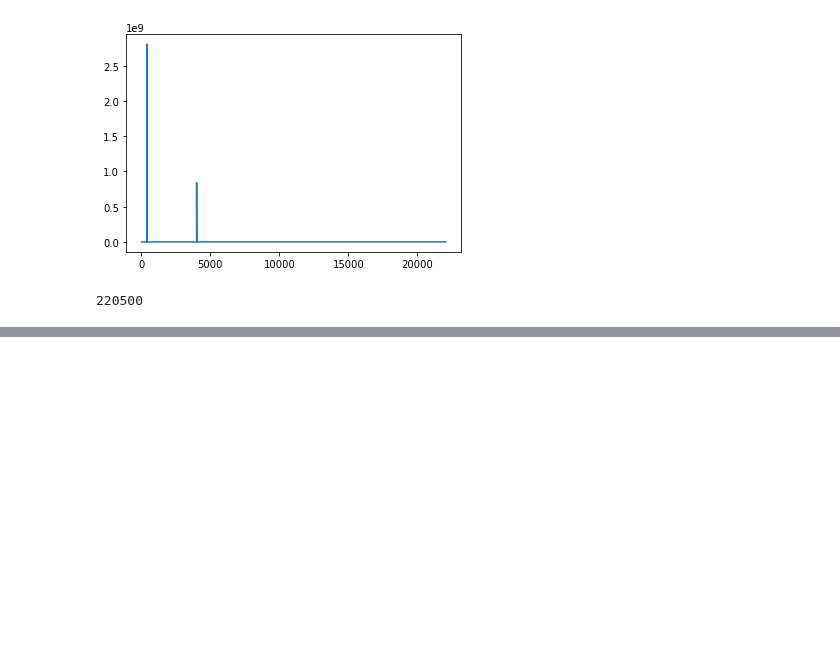
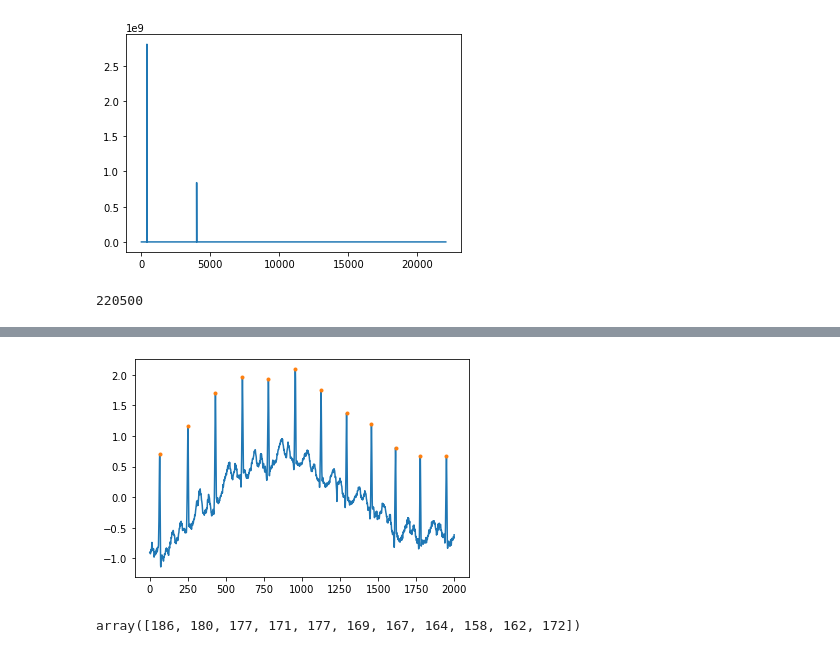
Before and after one commit to Little-PyProjects/SunSpots, a Jupyter notebook: notebook/Sunspots EDA.ipynb, the cells around one changed output, grey strips where cells are left out. Saved outputs shown, nothing was run; the diff lists cells and outputs as text; code cells hidden in the pictures; blank space fills up the shorter version.

```diff
--- a/notebook/Sunspots EDA.ipynb
+++ b/notebook/Sunspots EDA.ipynb
@@ -296,0 +319,18 @@ ValueError: complex() arg is a malformed string
+# %%
+x = electrocardiogram()[2000:4000]
+
+peaks, _ = find_peaks(x, distance=150)
+np.diff(peaks)
+
+plt.plot(x)
+plt.plot(peaks, x[peaks], '.')
+plt.show()
+# %% [output]
+[figure, added]
+# %%
+p, q = peaks, x[peaks]
+
+peaks, _ = find_peaks(x, distance=150)
+np.diff(peaks)
+# %% [output]
+array([186, 180, 177, 171, 177, 169, 167, 164, 158, 162, 172])
```
Also changed, not shown: parts of 9 cells of this notebook.
